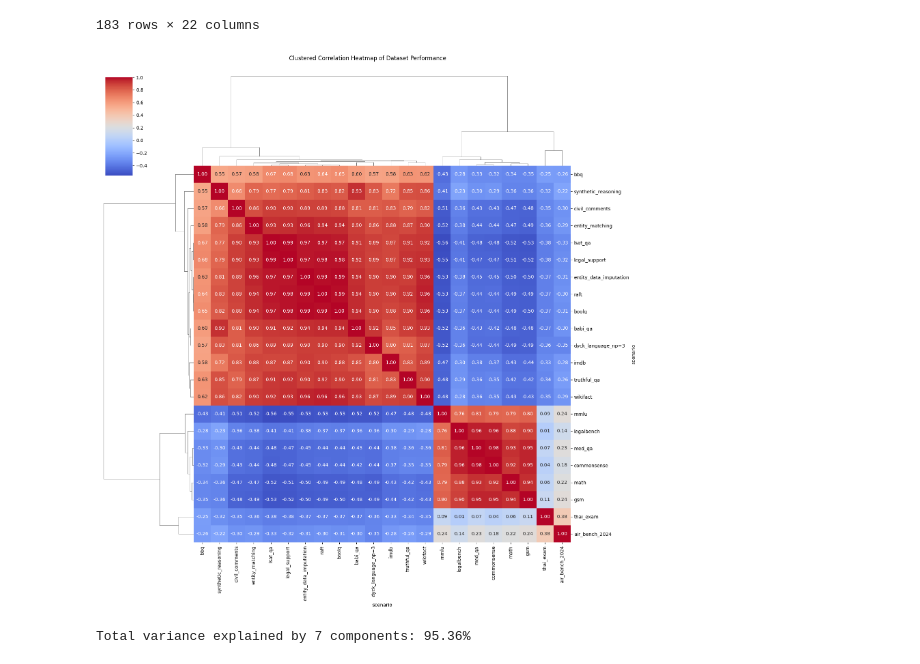
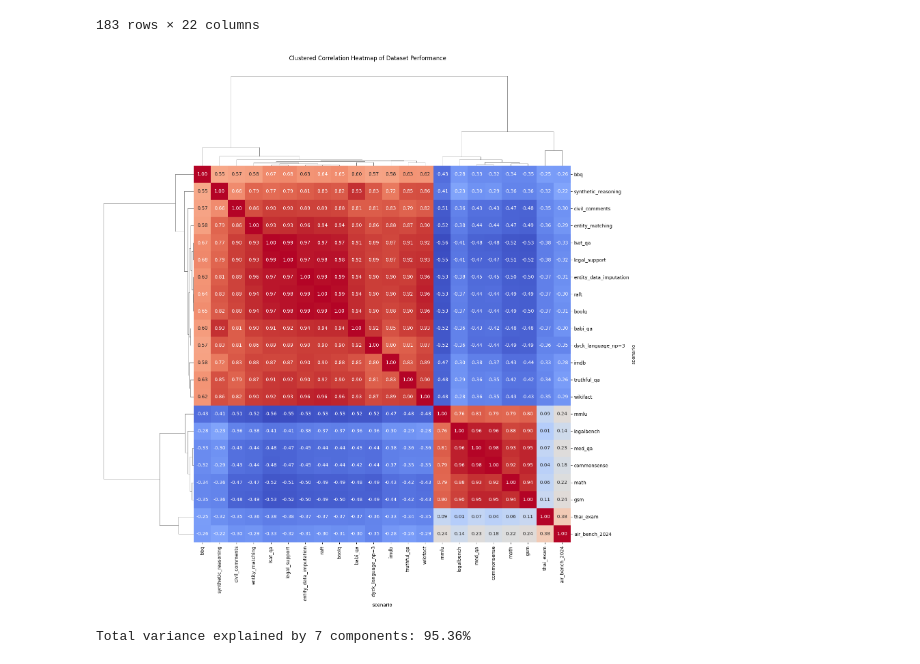
Before and after one commit to ronanhansel/reeval-multi, a Jupyter notebook: eda.ipynb, the cells around one changed output. Drawn from its saved outputs; the diff is of its cells as text; code cells hidden in the pictures.

```diff
--- a/eda.ipynb
+++ b/eda.ipynb
@@ -126,24 +126,25 @@ scenario_probs.to_csv("./data/scenario_probs.csv", index=False)
 # %%
 import seaborn as sns
 import matplotlib.pyplot as plt
 
 
 # 1. Calculate the 22x22 correlation matrix (this stays the same)
 dataset_correlation_matrix = scenario_probs.corr()
 
 # 2. Use clustermap to automatically reorder and plot the heatmap
 # This one function handles the clustering and plotting together.
 sns.clustermap(
     dataset_correlation_matrix,
     cmap='coolwarm',
     figsize=(16, 16),
     annot=True, # Annotation might be cluttered, but can be useful
-    fmt='.2f'
+    fmt='.2f',
+    cbar_pos=None # Disables the colorbar legend
 )
 plt.suptitle('Clustered Correlation Heatmap of Dataset Performance', y=1.02)
 plt.savefig('./result/resmat_corr_scenario.svg')
 # %% [output]
-[figure, old version]
+[figure, new version]
 # %%
 import pandas as pd
 import numpy as np
```
Also changed, not shown: parts of 1 cell of this notebook, 3 other files.
